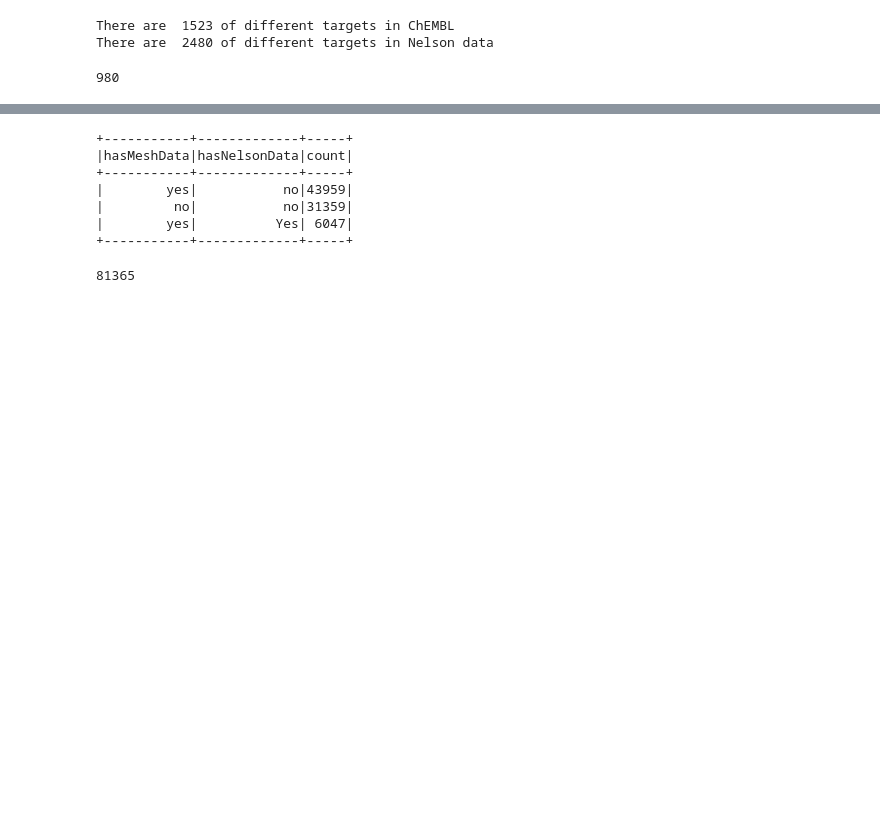
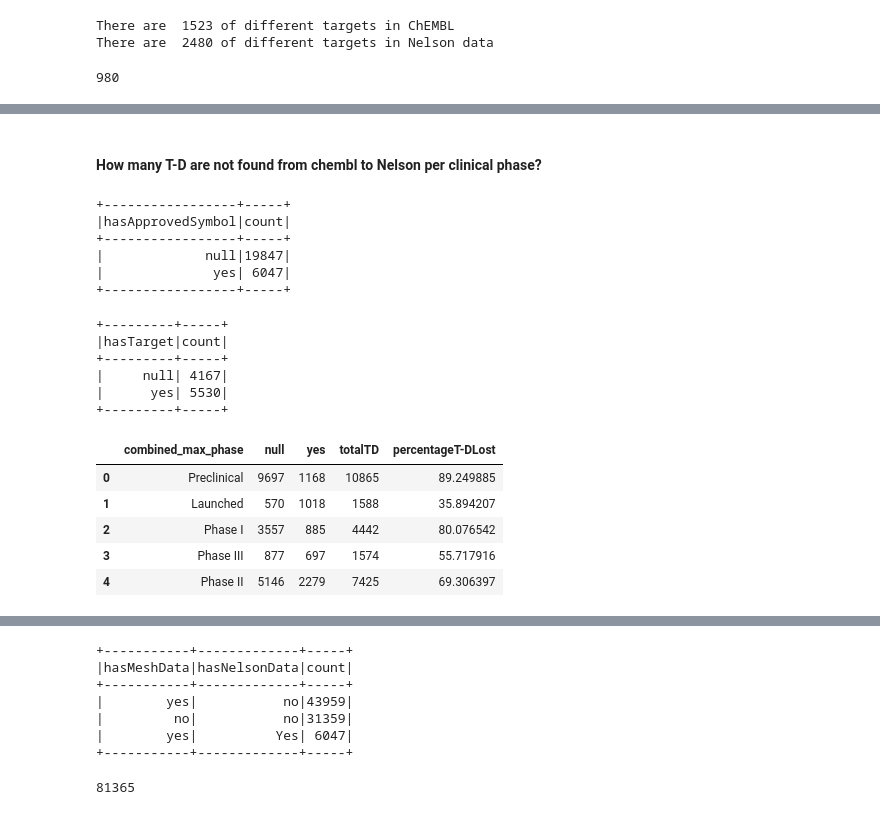
Before and after one commit to Juanmaria-rr/clinicalDrugsCuration, a Jupyter notebook: src/analysis/matches.ipynb, the cells around one changed output, grey strips where cells are left out. Saved outputs shown, nothing was run; the diff lists cells and outputs as text; code cells hidden in the pictures; blank space fills up the shorter version.

```diff
--- a/src/analysis/matches.ipynb
+++ b/src/analysis/matches.ipynb
@@ -656,0 +760,74 @@ AnalysisException: Column 'hasMeshData' does not exist. Did you mean one of the
+# %% [markdown]
+#### How many T-D are not found from chembl to Nelson per clinical phase?
+# %%
+nelsonToChembl = (
+    indiLabelapproved.join(
+        diseasesWithAnnotations.selectExpr(
+            "id as diseaseId", "unionMesh", "hasMeshData"
+        ),
+        on="diseaseId",
+        how="left",
+    )
+    .selectExpr("*", "approvedSymbol as target", "unionMesh as indication_mesh_id")
+    .distinct()
+    .withColumn("matchedTD", F.lit("yes"))
+    .join(
+        nelson.selectExpr(
+            "target", "combined_max_phase", "indication_mesh_id"
+        ).distinct(),
+        on=["target", "indication_mesh_id"],
+        how="right",
+    )
+    .withColumn("uniqueId", F.monotonically_increasing_id())
+    .persist()
+)
+
+barplot_TD = (
+    nelsonToChembl.groupBy("combined_max_phase")
+    .pivot("matchedTD")
+    .count()
+    .withColumn("totalTD", F.col("null") + F.col("yes"))
+    .withColumn(
+        "percentageT-DLost", F.col("null") / (F.col("null") + F.col("yes")) * 100
+    )
+).toPandas()
+# %%
+nelsonToChembl.withColumn(
+    "hasApprovedSymbol",
+    F.when(F.col("approvedSymbol").isNotNull(), F.lit("yes")).otherwise(F.lit(None)),
+).groupBy("hasApprovedSymbol").count().show()
+# %% [output]
++-----------------+-----+
+|hasApprovedSymbol|count|
++-----------------+-----+
+|             null|19847|
+|              yes| 6047|
++-----------------+-----+
+# %%
+nelsonToChembl.filter(
+    (F.col("combined_max_phase") == "Preclinical") & (F.col("matchedTD").isNull())
+).join(
+    indiLabelapproved.selectExpr("approvedSymbol as target", "targetId")
+    .distinct()
+    .withColumn("hasTarget", F.lit("yes")),
+    on="target",
+    how="left",
+).groupBy(
+    "hasTarget"
+).count().show()
+# %% [output]
++---------+-----+
+|hasTarget|count|
++---------+-----+
+|     null| 4167|
+|      yes| 5530|
++---------+-----+
+# %%
+barplot_TD
+# %% [output]
+|  | combined_max_phase | null | yes | totalTD | percentageT-DLost |
+| 0 | Preclinical | 9697 | 1168 | 10865 | 89.249885 |
+| 1 | Launched | 570 | 1018 | 1588 | 35.894207 |
+| 2 | Phase I | 3557 | 885 | 4442 | 80.076542 |
+| 3 | Phase III | 877 | 697 | 1574 | 55.717916 |
+| 4 | Phase II | 5146 | 2279 | 7425 | 69.306397 |
```
Also changed, not shown: parts of 23 cells of this notebook.
